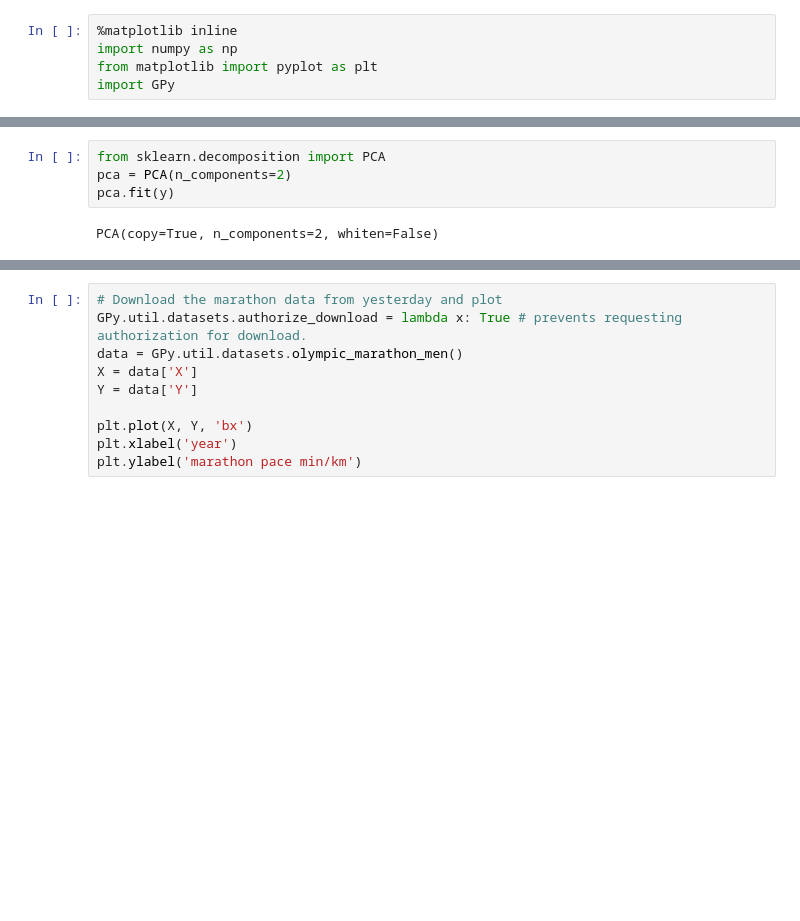
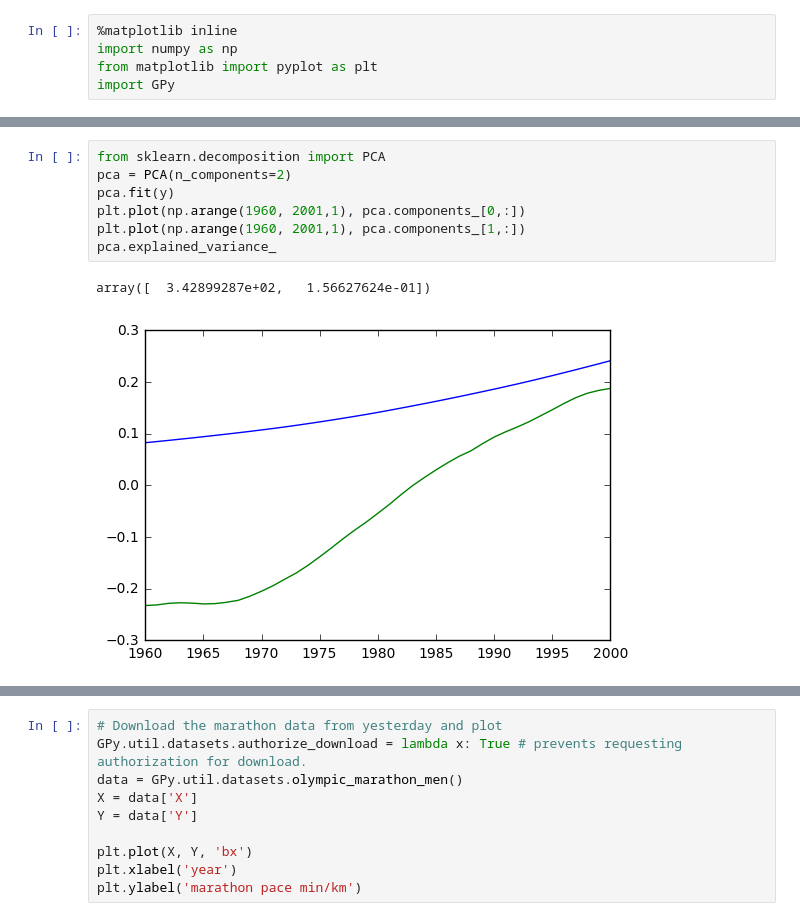
Before and after one commit to rich-d-wilkinson/PEN_Labs, a Jupyter notebook: PEN_Lab3.ipynb, the cells around one changed output, grey strips where cells are left out. Cells and saved outputs as stored; diff of their text form; blank space fills up the shorter version.

```diff
--- a/PEN_Lab3.ipynb
+++ b/PEN_Lab3.ipynb
@@ -44,6 +64,10 @@ yobs.shape
 # %%
 from sklearn.decomposition import PCA
 pca = PCA(n_components=2)
 pca.fit(y)
+plt.plot(np.arange(1960, 2001,1), pca.components_[0,:])
+plt.plot(np.arange(1960, 2001,1), pca.components_[1,:])
+pca.explained_variance_
 # %% [output]
-PCA(copy=True, n_components=2, whiten=False)
+array([  3.42899287e+02,   1.56627624e-01])
+[figure, added]
```
Also changed, not shown: parts of 48 cells of this notebook.
